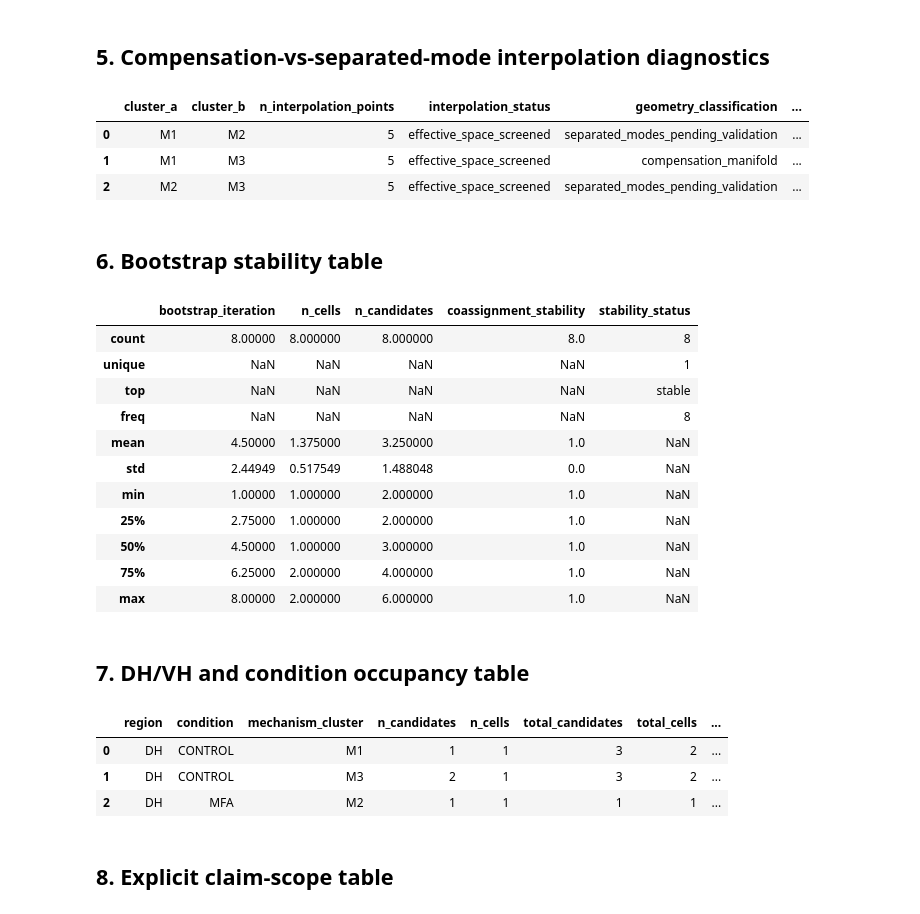
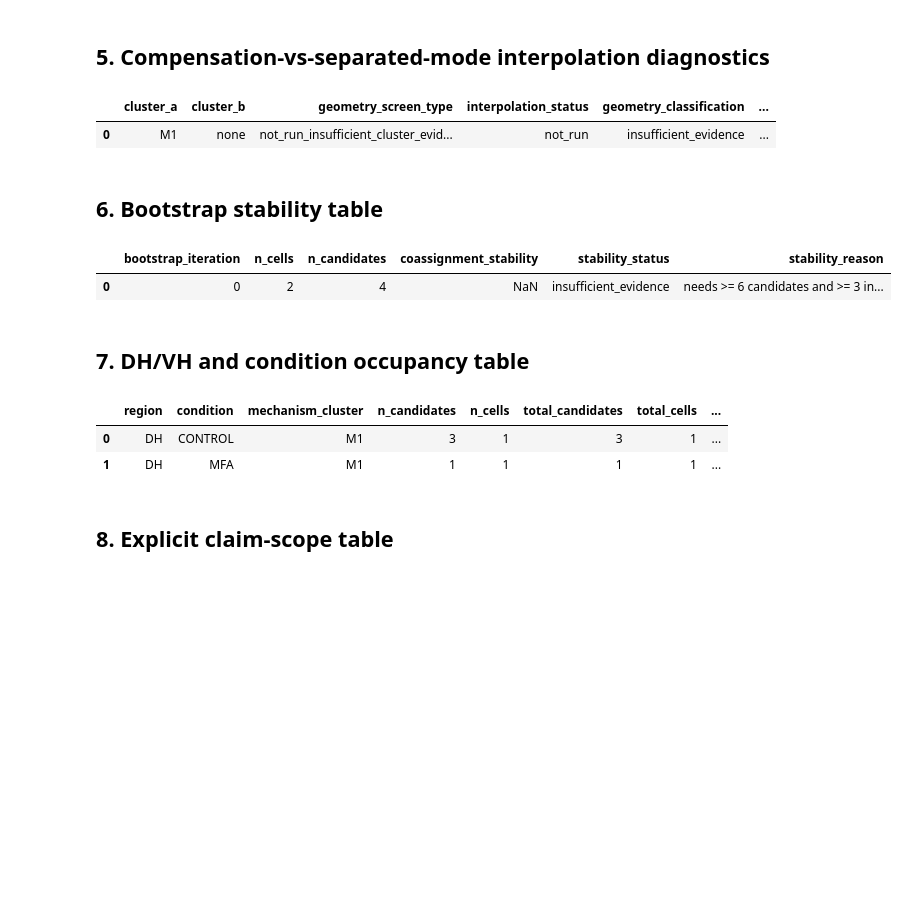
Before and after one commit to doxav/astromodel_proving, a Jupyter notebook: outputs/executed_notebooks/05_mechanistic_decomposition.ipynb, the cells around one changed output. Saved outputs shown, nothing was run; the diff lists cells and outputs as text; code cells hidden in the pictures; blank space fills up the shorter version.

```diff
--- a/outputs/executed_notebooks/05_mechanistic_decomposition.ipynb
+++ b/outputs/executed_notebooks/05_mechanistic_decomposition.ipynb
@@ -40,7 +40,17 @@ import matplotlib.pyplot as plt
 
 from src.step05_mechanistic_decomposition import Step05Config, run_step05_mechanistic_decomposition
 
-config = Step05Config(max_candidates=4, time_points=120, bootstrap_iterations=8, random_seed=13, write_outputs=True)
+config = Step05Config(
+    max_candidates=4,
+    time_points=120,
+    bootstrap_iterations=8,
+    random_seed=13,
+    min_candidates_for_multicluster=6,
+    min_cells_for_multicluster=3,
+    min_cells_per_cluster=2,
+    proxy_failure_downgrade_fraction=0.5,
+    write_outputs=True,
+)
 result = run_step05_mechanistic_decomposition(project_root, config)
 out_dir = project_root / "outputs" / "mechanisms"
 print(json.dumps(result["analysis_summary"], indent=2))
@@ -144,30 +192,18 @@ reps[["representative_rank", "file_id", "condition", "mechanism_cluster", "domin
 ## 5. Compensation-vs-separated-mode interpolation diagnostics
 # %%
 geometry = result["geometry_classification"]
-geometry
+geometry[["cluster_a", "cluster_b", "geometry_screen_type", "interpolation_status", "geometry_classification", "validation_status"]]
 # %% [output]
-|  | cluster_a | cluster_b | n_interpolation_points | interpolation_status | geometry_classification | ... |
-| 0 | M1 | M2 | 5 | effective_space_screened | separated_modes_pending_validation | ... |
-| 1 | M1 | M3 | 5 | effective_space_screened | compensation_manifold | ... |
-| 2 | M2 | M3 | 5 | effective_space_screened | separated_modes_pending_validation | ... |
+|  | cluster_a | cluster_b | geometry_screen_type | interpolation_status | geometry_classification | ... |
+| 0 | M1 | none | not_run_insufficient_cluster_evid... | not_run | insufficient_evidence | ... |
 # %% [markdown]
 ## 6. Bootstrap stability table
 # %%
 stability = result["bootstrap_cluster_stability"]
-stability.describe(include="all")
+stability
 # %% [output]
-|  | bootstrap_iteration | n_cells | n_candidates | coassignment_stability | stability_status |
-| count | 8.00000 | 8.000000 | 8.000000 | 8.0 | 8 |
-| unique | NaN | NaN | NaN | NaN | 1 |
-| top | NaN | NaN | NaN | NaN | stable |
-| freq | NaN | NaN | NaN | NaN | 8 |
-| mean | 4.50000 | 1.375000 | 3.250000 | 1.0 | NaN |
-| std | 2.44949 | 0.517549 | 1.488048 | 0.0 | NaN |
-| min | 1.00000 | 1.000000 | 2.000000 | 1.0 | NaN |
-| 25% | 2.75000 | 1.000000 | 2.000000 | 1.0 | NaN |
-| 50% | 4.50000 | 1.000000 | 3.000000 | 1.0 | NaN |
-| 75% | 6.25000 | 2.000000 | 4.000000 | 1.0 | NaN |
-| max | 8.00000 | 2.000000 | 6.000000 | 1.0 | NaN |
+|  | bootstrap_iteration | n_cells | n_candidates | coassignment_stability | stability_status | stability_reason |
+| 0 | 0 | 2 | 4 | NaN | insufficient_evidence | needs >= 6 candidates and >= 3 in... |
 # %% [markdown]
 ## 7. DH/VH and condition occupancy table
 # %%
@@ -175,9 +211,8 @@ enrichment = result["region_mechanism_enrichment"]
 enrichment.sort_values(["region", "condition", "mechanism_cluster"])
 # %% [output]
 |  | region | condition | mechanism_cluster | n_candidates | n_cells | total_candidates | total_cells | ... |
-| 0 | DH | CONTROL | M1 | 1 | 1 | 3 | 2 | ... |
-| 1 | DH | CONTROL | M3 | 2 | 1 | 3 | 2 | ... |
-| 2 | DH | MFA | M2 | 1 | 1 | 1 | 1 | ... |
+| 0 | DH | CONTROL | M1 | 3 | 1 | 3 | 1 | ... |
+| 1 | DH | MFA | M1 | 1 | 1 | 1 | 1 | ... |
 # %% [markdown]
 ## 8. Explicit claim-scope table
 # %%
```
Also changed, not shown: parts of 9 cells of this notebook, 14 other files.
